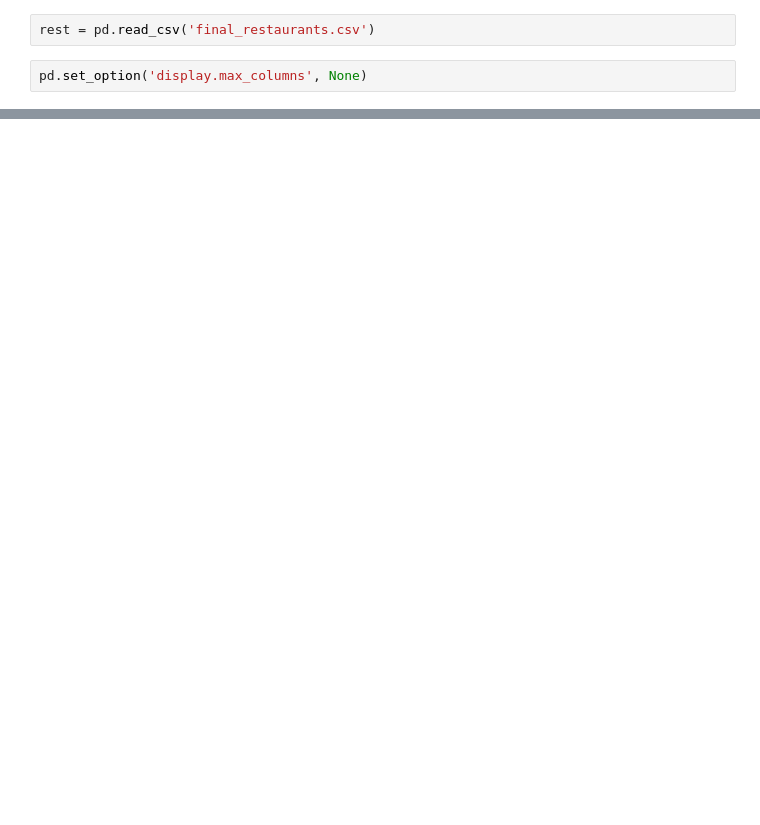
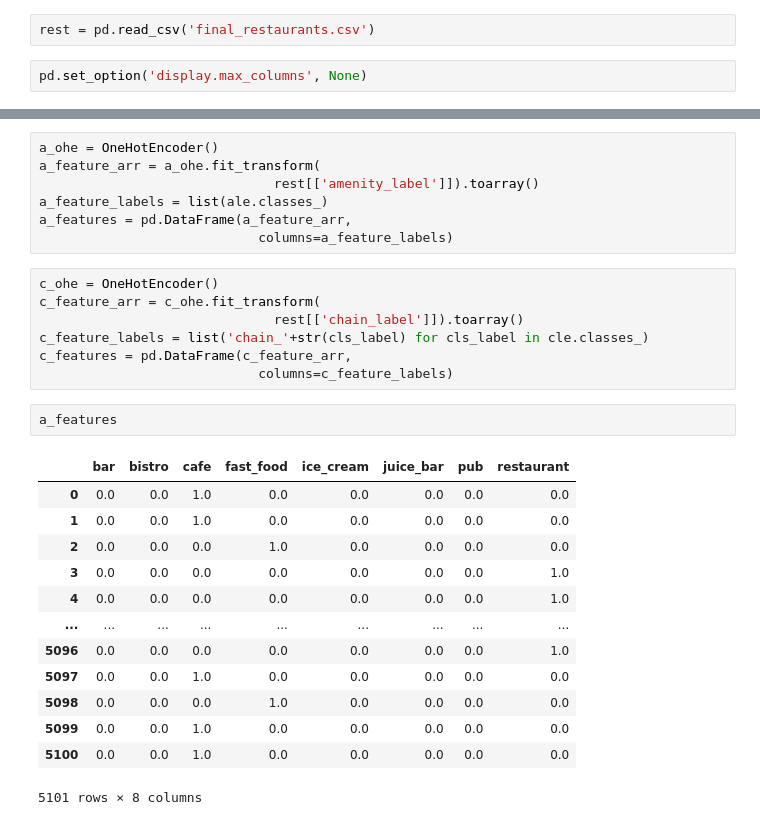
Before and after one commit to jeanetteandrews/RestaurantDensity, a Jupyter notebook: hot_encoding.ipynb, the cells around one changed output, grey strips where cells are left out. Cells and saved outputs as stored; diff of their text form; blank space fills up the shorter version.

```diff
--- a/hot_encoding.ipynb
+++ b/hot_encoding.ipynb
@@ -34,0 +73,30 @@ cont_table = rest[['name','code', 'is_chain']]
+# %%
+a_ohe = OneHotEncoder()
+a_feature_arr = a_ohe.fit_transform(
+                              rest[['amenity_label']]).toarray()
+a_feature_labels = list(ale.classes_)
+a_features = pd.DataFrame(a_feature_arr,
+                            columns=a_feature_labels)
+# %%
+c_ohe = OneHotEncoder()
+c_feature_arr = c_ohe.fit_transform(
+                              rest[['chain_label']]).toarray()
+c_feature_labels = list('chain_'+str(cls_label) for cls_label in cle.classes_)
+c_features = pd.DataFrame(c_feature_arr,
+                            columns=c_feature_labels)
+# %%
+a_features
+# %% [output]
+|  | bar | bistro | cafe | fast_food | ice_cream | juice_bar | pub | restaurant |
+| 0 | 0.0 | 0.0 | 1.0 | 0.0 | 0.0 | 0.0 | 0.0 | 0.0 |
+| 1 | 0.0 | 0.0 | 1.0 | 0.0 | 0.0 | 0.0 | 0.0 | 0.0 |
+| 2 | 0.0 | 0.0 | 0.0 | 1.0 | 0.0 | 0.0 | 0.0 | 0.0 |
+| 3 | 0.0 | 0.0 | 0.0 | 0.0 | 0.0 | 0.0 | 0.0 | 1.0 |
+| 4 | 0.0 | 0.0 | 0.0 | 0.0 | 0.0 | 0.0 | 0.0 | 1.0 |
+| ... | ... | ... | ... | ... | ... | ... | ... | ... |
+| 5096 | 0.0 | 0.0 | 0.0 | 0.0 | 0.0 | 0.0 | 0.0 | 1.0 |
+| 5097 | 0.0 | 0.0 | 1.0 | 0.0 | 0.0 | 0.0 | 0.0 | 0.0 |
+| 5098 | 0.0 | 0.0 | 0.0 | 1.0 | 0.0 | 0.0 | 0.0 | 0.0 |
+| 5099 | 0.0 | 0.0 | 1.0 | 0.0 | 0.0 | 0.0 | 0.0 | 0.0 |
+| 5100 | 0.0 | 0.0 | 1.0 | 0.0 | 0.0 | 0.0 | 0.0 | 0.0 |
+5101 rows × 8 columns
```
Also changed, not shown: parts of 21 cells of this notebook, 1 other file.
